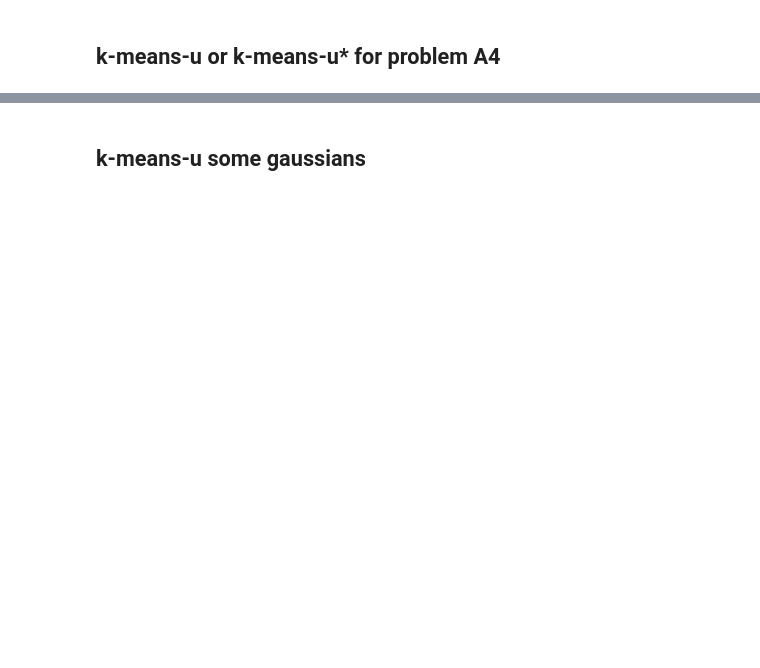
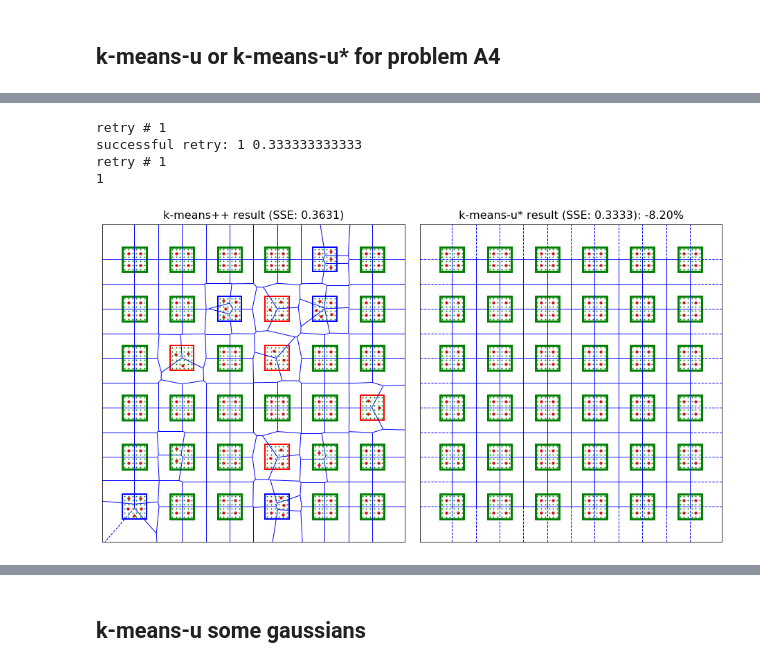
Before and after one commit to gittar/k-means-u-star, a Jupyter notebook: simu-detail.ipynb, the cells around one changed output, grey strips where cells are left out. Saved outputs shown, nothing was run; the diff lists cells and outputs as text; code cells hidden in the pictures; blank space fills up the shorter version.

```diff
--- a/simu-detail.ipynb
+++ b/simu-detail.ipynb
@@ -627,0 +612,13 @@ fig_arrows(dd0,km0,write=0, cols=3)
+# %%
+while True:
+    dd1,km1=fig_kmua4(1) #k-means-u*
+    if km1.successfulRetries_ > 0:
+        break
+
+print(km1.successfulRetries_)
+# %% [output]
+retry # 1
+successful retry: 1 0.333333333333
+retry # 1
+1
+[figure, added]
```
Also changed, not shown: parts of 27 cells of this notebook, 12 other files.
